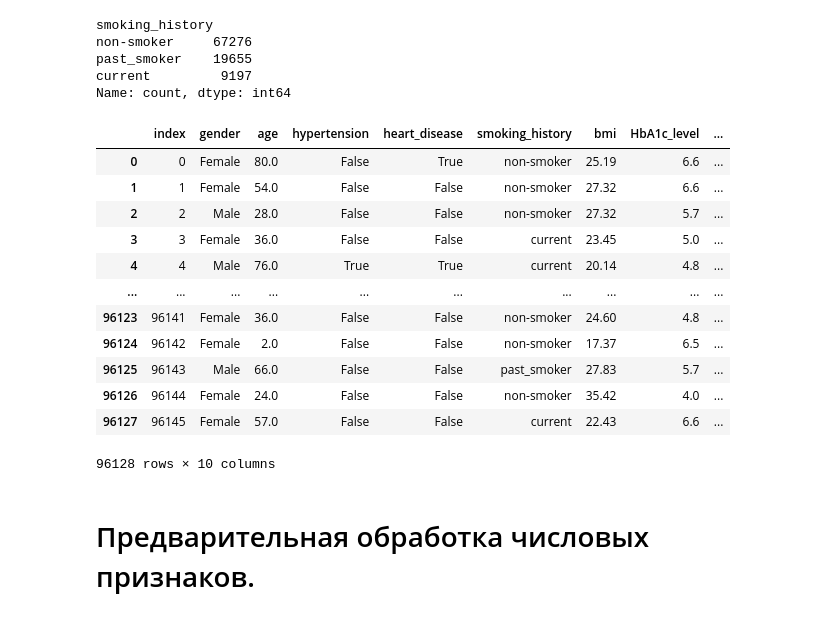
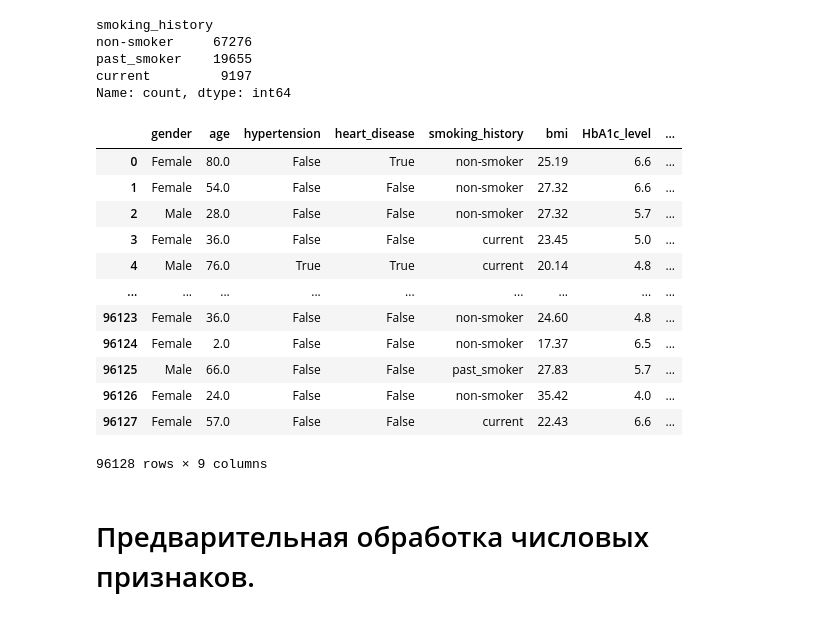
Before and after one commit to synrocka/Diabetes-Prediction, a Jupyter notebook: main.ipynb, the cells around one changed output. Cells and saved outputs as stored; diff of their text form; code cells hidden in the pictures.

```diff
--- a/main.ipynb
+++ b/main.ipynb
@@ -165,23 +165,23 @@ non-smoker     67276
 past_smoker    19655
 current         9197
 Name: count, dtype: int64
-# %%
-df = df.reset_index()
-df
-# %% [output]
-|  | index | gender | age | hypertension | heart_disease | smoking_history | bmi | HbA1c_level | ... |
-| 0 | 0 | Female | 80.0 | False | True | non-smoker | 25.19 | 6.6 | ... |
-| 1 | 1 | Female | 54.0 | False | False | non-smoker | 27.32 | 6.6 | ... |
-| 2 | 2 | Male | 28.0 | False | False | non-smoker | 27.32 | 5.7 | ... |
-| 3 | 3 | Female | 36.0 | False | False | current | 23.45 | 5.0 | ... |
-| 4 | 4 | Male | 76.0 | True | True | current | 20.14 | 4.8 | ... |
-| ... | ... | ... | ... | ... | ... | ... | ... | ... | ... |
-| 96123 | 96141 | Female | 36.0 | False | False | non-smoker | 24.60 | 4.8 | ... |
-| 96124 | 96142 | Female | 2.0 | False | False | non-smoker | 17.37 | 6.5 | ... |
-| 96125 | 96143 | Male | 66.0 | False | False | past_smoker | 27.83 | 5.7 | ... |
-| 96126 | 96144 | Female | 24.0 | False | False | non-smoker | 35.42 | 4.0 | ... |
-| 96127 | 96145 | Female | 57.0 | False | False | current | 22.43 | 6.6 | ... |
-96128 rows × 10 columns
+# %%
+df.reset_index(drop=True, inplace=True)
+df
+# %% [output]
+|  | gender | age | hypertension | heart_disease | smoking_history | bmi | HbA1c_level | ... |
+| 0 | Female | 80.0 | False | True | non-smoker | 25.19 | 6.6 | ... |
+| 1 | Female | 54.0 | False | False | non-smoker | 27.32 | 6.6 | ... |
+| 2 | Male | 28.0 | False | False | non-smoker | 27.32 | 5.7 | ... |
+| 3 | Female | 36.0 | False | False | current | 23.45 | 5.0 | ... |
+| 4 | Male | 76.0 | True | True | current | 20.14 | 4.8 | ... |
+| ... | ... | ... | ... | ... | ... | ... | ... | ... |
+| 96123 | Female | 36.0 | False | False | non-smoker | 24.60 | 4.8 | ... |
+| 96124 | Female | 2.0 | False | False | non-smoker | 17.37 | 6.5 | ... |
+| 96125 | Male | 66.0 | False | False | past_smoker | 27.83 | 5.7 | ... |
+| 96126 | Female | 24.0 | False | False | non-smoker | 35.42 | 4.0 | ... |
+| 96127 | Female | 57.0 | False | False | current | 22.43 | 6.6 | ... |
+96128 rows × 9 columns
 # %% [markdown]
 # Предварительная обработка числовых признаков.
 # %%
```
Also changed, not shown: parts of 2 cells of this notebook.
